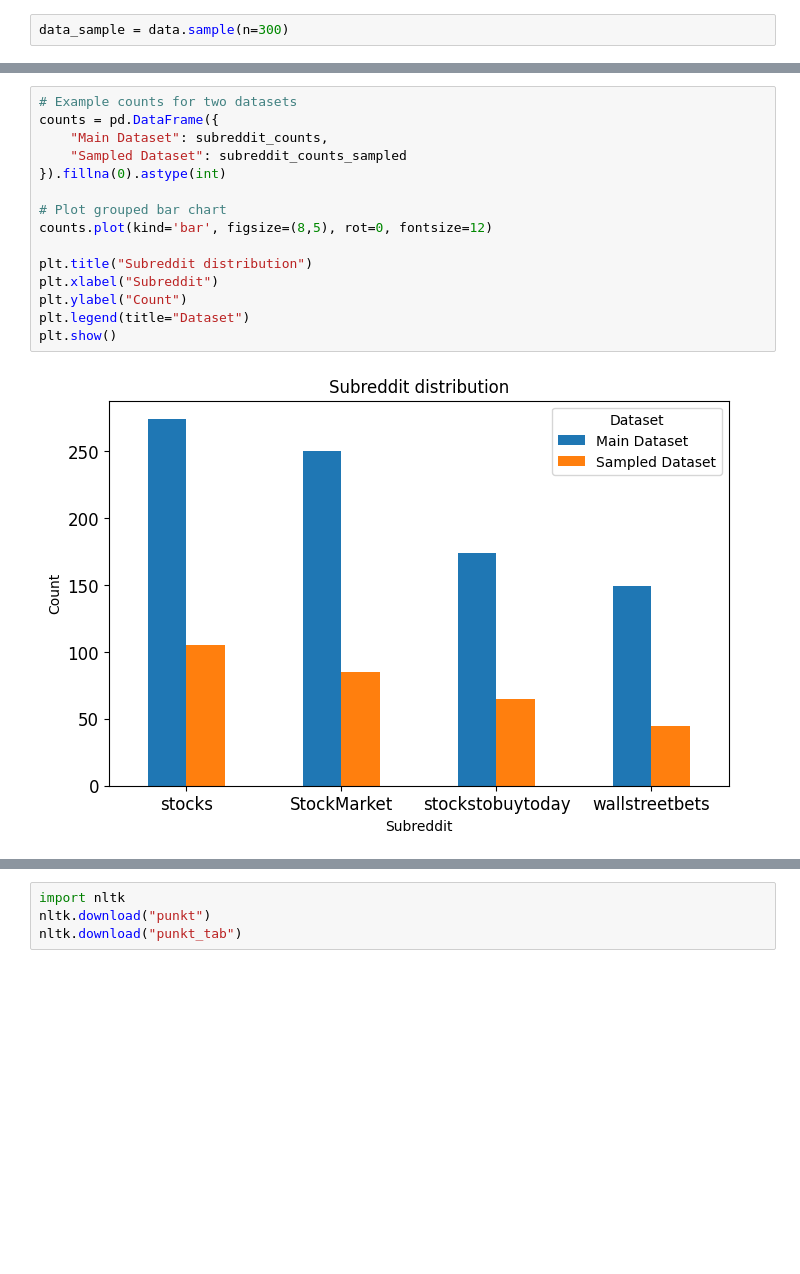
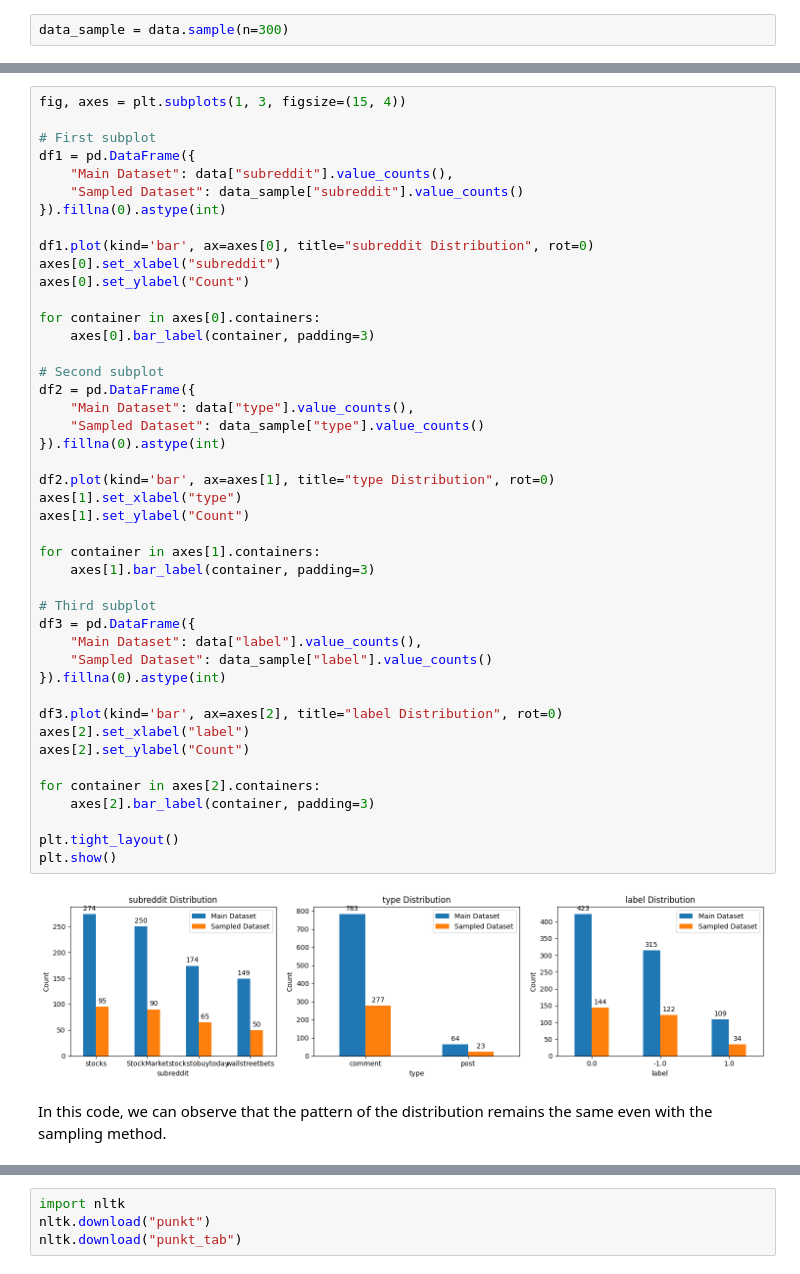
Before and after one commit to samjun99/DM2025-Lab1-Exercise, a Jupyter notebook: DM2025-Lab1-Homework.ipynb, the cells around one changed output, grey strips where cells are left out. Saved outputs shown, nothing was run; the diff lists cells and outputs as text; blank space fills up the shorter version.

```diff
--- a/DM2025-Lab1-Homework.ipynb
+++ b/DM2025-Lab1-Homework.ipynb
@@ -206,17 +156,48 @@ plt.show()
-# %%
-# Example counts for two datasets
-counts = pd.DataFrame({
-    "Main Dataset": subreddit_counts,
-    "Sampled Dataset": subreddit_counts_sampled
-}).fillna(0).astype(int)
-
-# Plot grouped bar chart
-counts.plot(kind='bar', figsize=(8,5), rot=0, fontsize=12)
-
-plt.title("Subreddit distribution")
-plt.xlabel("Subreddit")
-plt.ylabel("Count")
-plt.legend(title="Dataset")
-plt.show()
-# %% [output]
-[figure, removed]
+# %%
+fig, axes = plt.subplots(1, 3, figsize=(15, 4))
+
+# First subplot
+df1 = pd.DataFrame({
+    "Main Dataset": data["subreddit"].value_counts(),
+    "Sampled Dataset": data_sample["subreddit"].value_counts()
+}).fillna(0).astype(int)
+
+df1.plot(kind='bar', ax=axes[0], title="subreddit Distribution", rot=0)
+axes[0].set_xlabel("subreddit")
+axes[0].set_ylabel("Count")
+
+for container in axes[0].containers:
+    axes[0].bar_label(container, padding=3)
+
+# Second subplot
+df2 = pd.DataFrame({
+    "Main Dataset": data["type"].value_counts(),
+    "Sampled Dataset": data_sample["type"].value_counts()
+}).fillna(0).astype(int)
+
+df2.plot(kind='bar', ax=axes[1], title="type Distribution", rot=0)
+axes[1].set_xlabel("type")
+axes[1].set_ylabel("Count")
+
+for container in axes[1].containers:
+    axes[1].bar_label(container, padding=3)
+
+# Third subplot
+df3 = pd.DataFrame({
+    "Main Dataset": data["label"].value_counts(),
+    "Sampled Dataset": data_sample["label"].value_counts()
+}).fillna(0).astype(int)
+
+df3.plot(kind='bar', ax=axes[2], title="label Distribution", rot=0)
+axes[2].set_xlabel("label")
+axes[2].set_ylabel("Count")
+
+for container in axes[2].containers:
+    axes[2].bar_label(container, padding=3)
+
+plt.tight_layout()
+plt.show()
+# %% [output]
+[figure, added]
+# %% [markdown]
+In this code, we can observe that the pattern of the distribution remains the same even with the sampling method.
```
Also changed, not shown: parts of 50 cells of this notebook, 2 other files.
